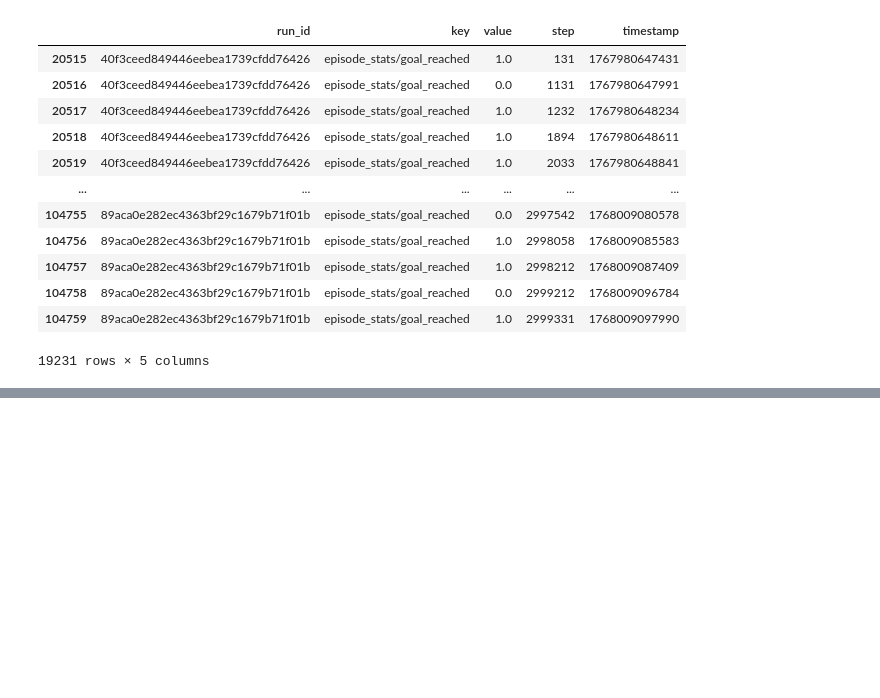
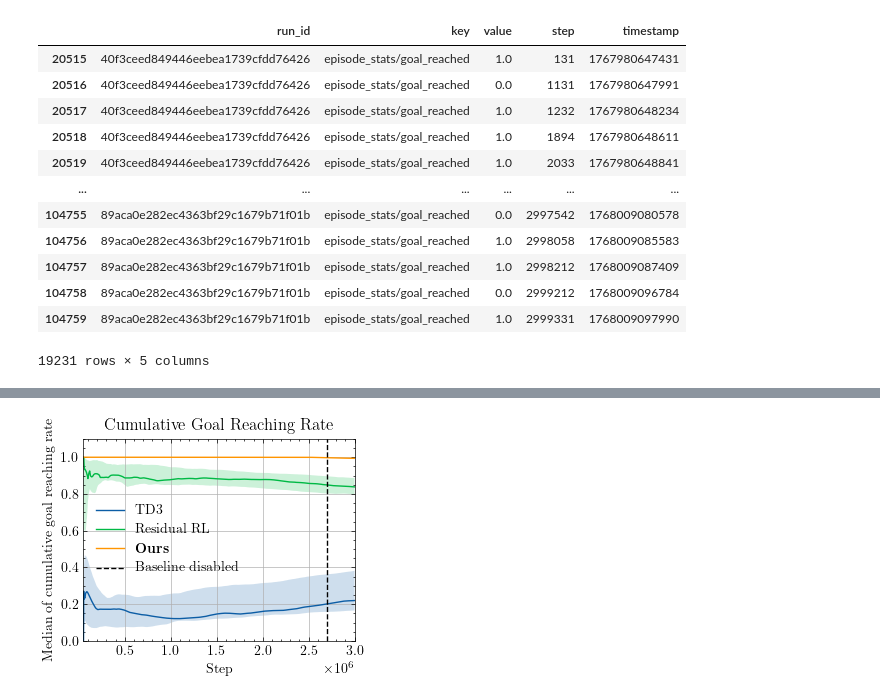
Before and after one commit to aidagroup/calf-enhance, a Jupyter notebook: run/analysis.ipynb, the cells around one changed output, grey strips where cells are left out. Saved outputs shown, nothing was run; the diff lists cells and outputs as text; code cells hidden in the pictures; blank space fills up the shorter version.

```diff
--- a/run/analysis.ipynb
+++ b/run/analysis.ipynb
@@ -598,0 +483,74 @@ interp
+# %%
+import numpy as np
+import pandas as pd
+
+rolling_window = 100
+grid_step = 1000
+grid_start = 50_000
+q_low = 0.05
+q_high = 0.95
+
+
+def cumulative_median_band(df, rolling_window=100, grid_step=1000, grid_start=50_000):
+    df = df.sort_values(["run_id", "step"])
+    df = df[df["step"] >= 50_000]
+    df["roll_mean"] = df.groupby("run_id")["value"].transform(
+        lambda s: s.rolling(rolling_window, min_periods=1).mean()
+    )
+    df["cummean"] = (
+        df.groupby("run_id")["roll_mean"]
+        .expanding()
+        .mean()
+        .reset_index(level=0, drop=True)
+    )
+
+    grid_begin = max(grid_start, int(df["step"].min()))
+    grid = np.arange(grid_begin, df["step"].max() + 1, grid_step)
+    grid_df = pd.DataFrame({"step": grid}).sort_values("step")
+
+    def ffill_to_grid(run_id, g):
+        g = g.sort_values("step")[["step", "cummean"]]
+        out = pd.merge_asof(grid_df, g, on="step", direction="backward")
+        out["run_id"] = run_id
+        return out
+
+    interp = pd.concat(
+        [ffill_to_grid(run_id, g) for run_id, g in df.groupby("run_id")],
+        ignore_index=True,
+    )
+
+    medians = interp.groupby("step")["cummean"].median()
+    quantile_low = interp.groupby("step")["cummean"].quantile(q_low)
+    quantile_high = interp.groupby("step")["cummean"].quantile(q_high)
+    return medians, quantile_low, quantile_high
+
+
+medians, quantile_low, quantile_high = cumulative_median_band(
+    goal_reaching_td3.copy(), rolling_window, grid_step, grid_start
+)
+plt.plot(medians, label="TD3")
+plt.fill_between(medians.index, quantile_low, quantile_high, alpha=0.2)
+
+medians, quantile_low, quantile_high = cumulative_median_band(
+    goal_reaching_residual_td3.copy(), rolling_window, grid_step, grid_start
+)
+plt.plot(medians, label="Residual RL")
+plt.fill_between(medians.index, quantile_low, quantile_high, alpha=0.2)
+
+medians, quantile_low, quantile_high = cumulative_median_band(
+    goal_reaching_calfq.copy(), rolling_window, grid_step, grid_start
+)
+plt.plot(medians, label=r"\textbf{Ours}")
+plt.fill_between(medians.index, quantile_low, quantile_high, alpha=0.2)
+
+plt.axvline(x=0.9 * 3_000_000, color="black", linestyle="--", label="Baseline disabled")
+plt.xlim(50000, 3000000)
+plt.ylim(0, 1.1)
+plt.title("Cumulative Goal Reaching Rate")
+plt.xlabel("Step")
+plt.ylabel("Median of cumulative goal reaching rate")
+plt.legend()
+plt.grid()
+plt.savefig("../gfx/robot_goal_reaching_rates.pdf")
+# %% [output]
+[figure, added]
```
Also changed, not shown: parts of 17 cells of this notebook, 8 other files.
